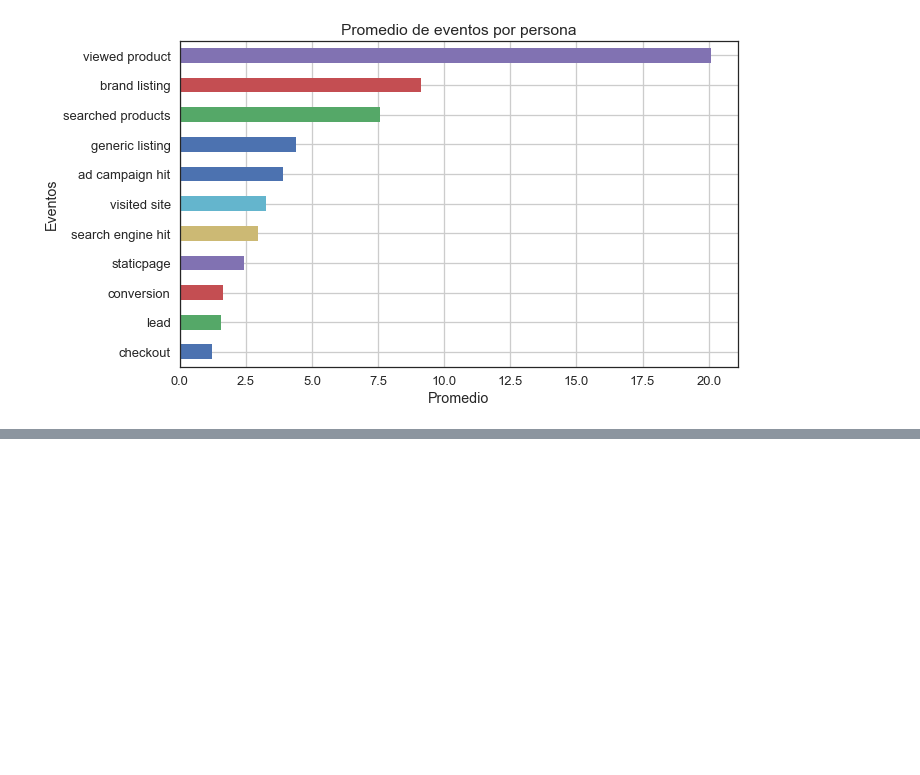
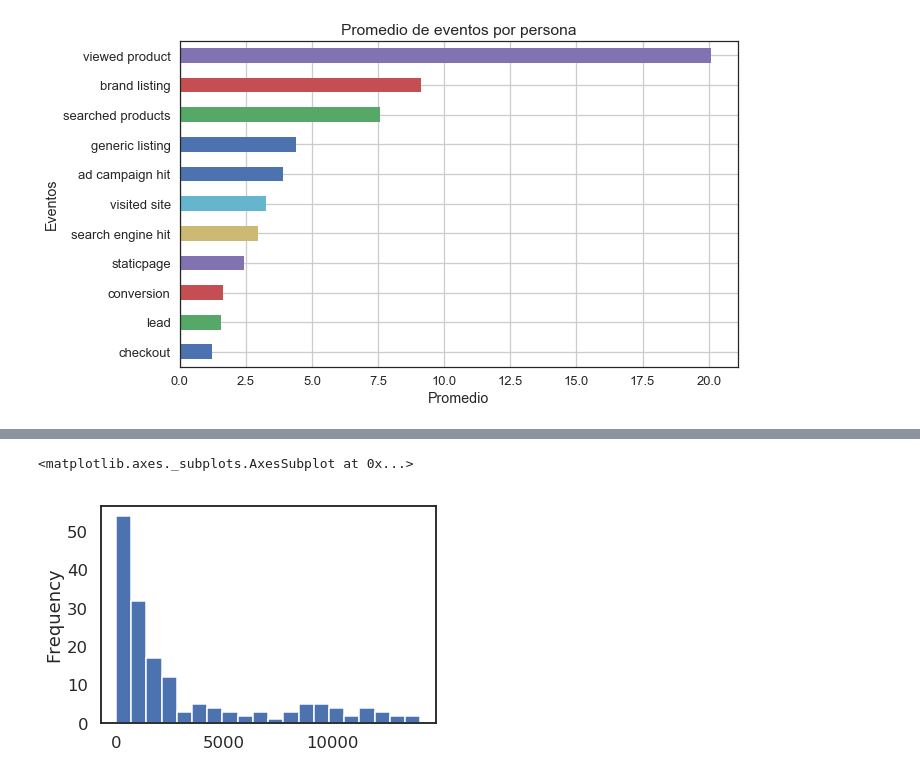
Before and after one commit to sebalogue/tp1-datos, a Jupyter notebook: src/Introduccion/3. correlacion-eventos.ipynb, the cells around one changed output, grey strips where cells are left out. Drawn from its saved outputs; the diff is of its cells as text; code cells hidden in the pictures; blank space fills up the shorter version.

```diff
--- a/src/Introduccion/3. correlacion-eventos.ipynb
+++ b/src/Introduccion/3. correlacion-eventos.ipynb
@@ -47,0 +41,8 @@ da
+# %%
+a = data[data['event'] == 'viewed product']
+a = a.groupby('dayofyear').size()
+
+a.plot(kind = 'hist', bins = 20)
+# %% [output]
+<matplotlib.axes._subplots.AxesSubplot at 0x...>
+[figure, added]
```
Also changed, not shown: parts of 3 cells of this notebook, 2 other files.
